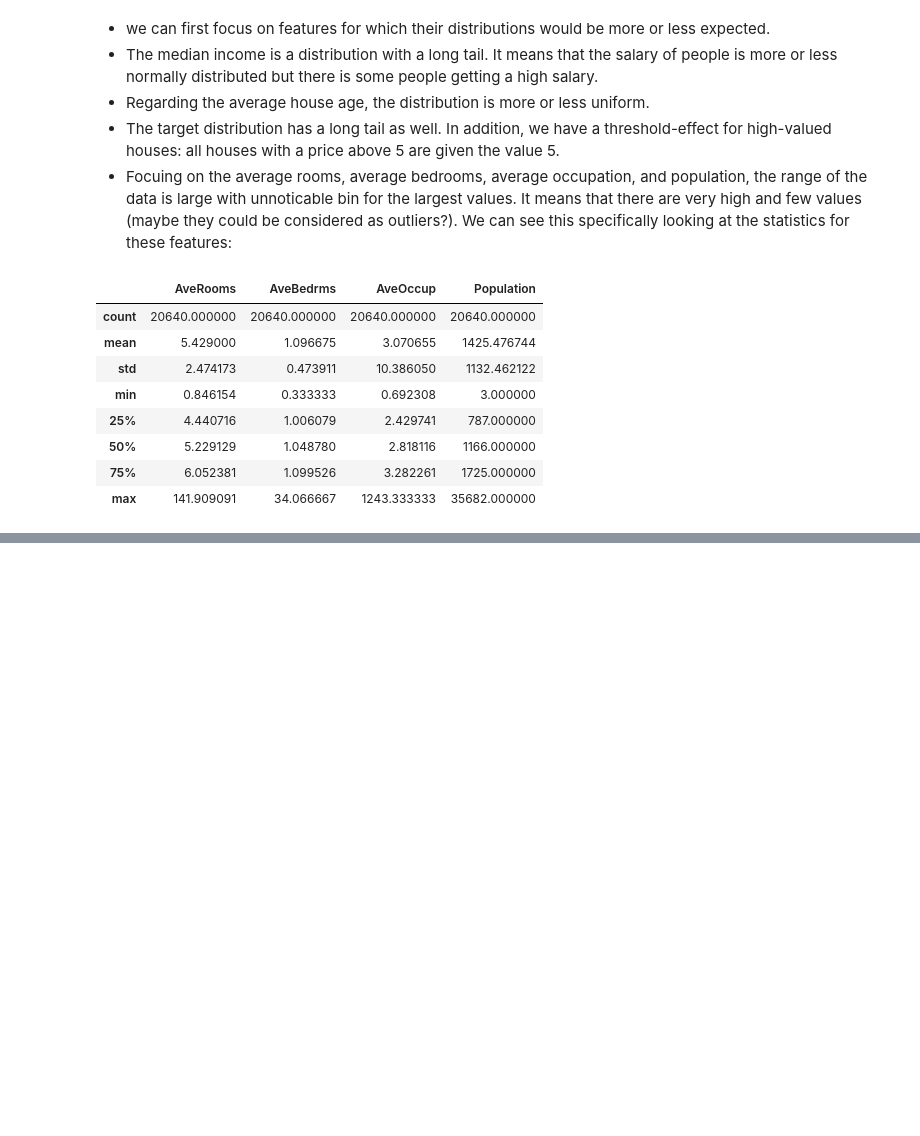
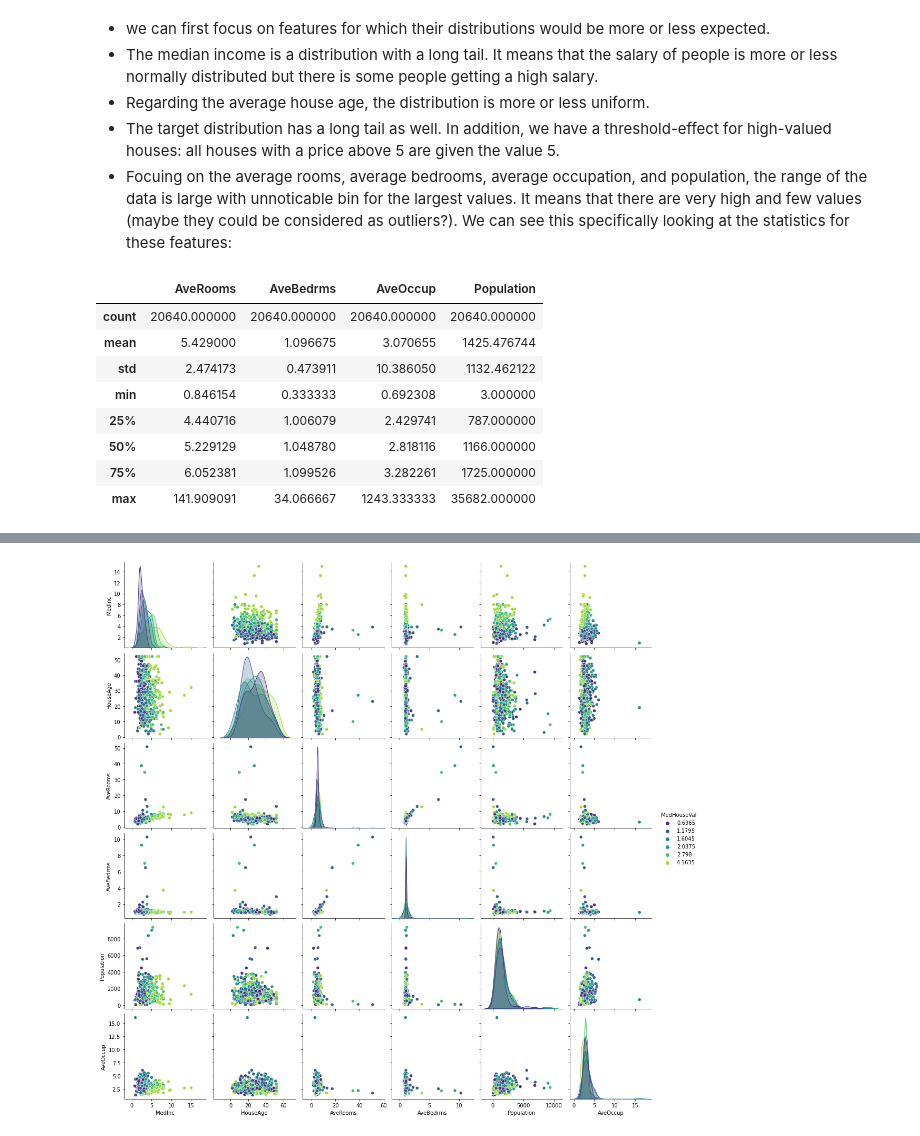
Before and after one commit to cfdonmez/MLBoot, a Jupyter notebook: Week2/extras2/housePrices.ipynb, the cells around one changed output, grey strips where cells are left out. Saved outputs shown, nothing was run; the diff lists cells and outputs as text; code cells hidden in the pictures; blank space fills up the shorter version.

```diff
--- a/Week2/extras2/housePrices.ipynb
+++ b/Week2/extras2/housePrices.ipynb
@@ -127,0 +171,11 @@ california_housing.frame[annan]
+# %%
+# Drop the unwanted columns
+columns_drop = ["Longitude", "Latitude"]
+subset = california_housing.frame.iloc[indices].drop(columns=columns_drop)
+# Quantize the target and keep the midpoint for each interval
+subset["MedHouseVal"] = pd.qcut(subset["MedHouseVal"], 6, retbins=False)
+subset["MedHouseVal"] = subset["MedHouseVal"].apply(lambda x: x.mid)
+# %%
+_ = sns.pairplot(data=subset, hue="MedHouseVal", palette="viridis")
+# %% [output]
+[figure, added]
```
Also changed, not shown: parts of 34 cells of this notebook.
